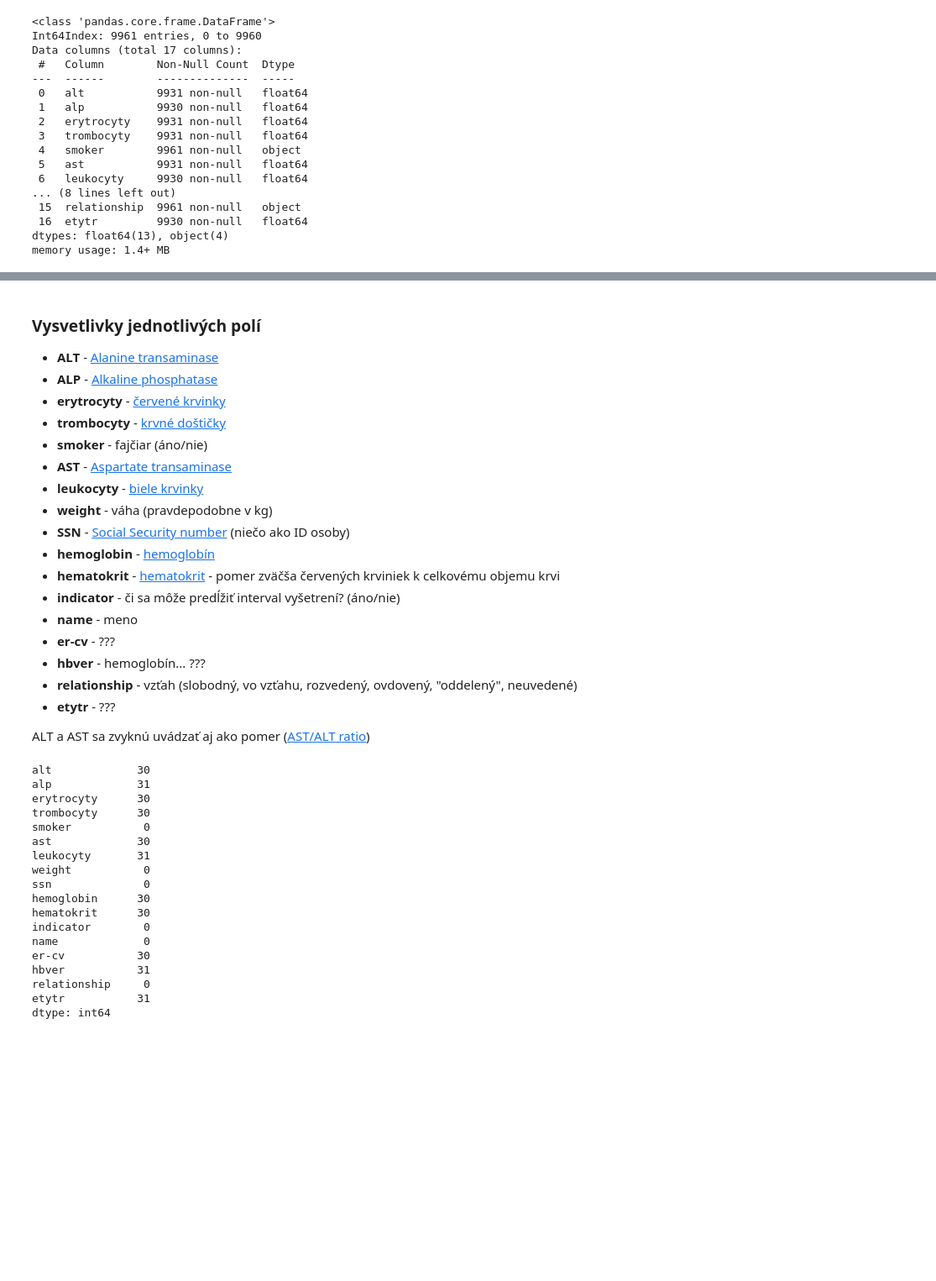
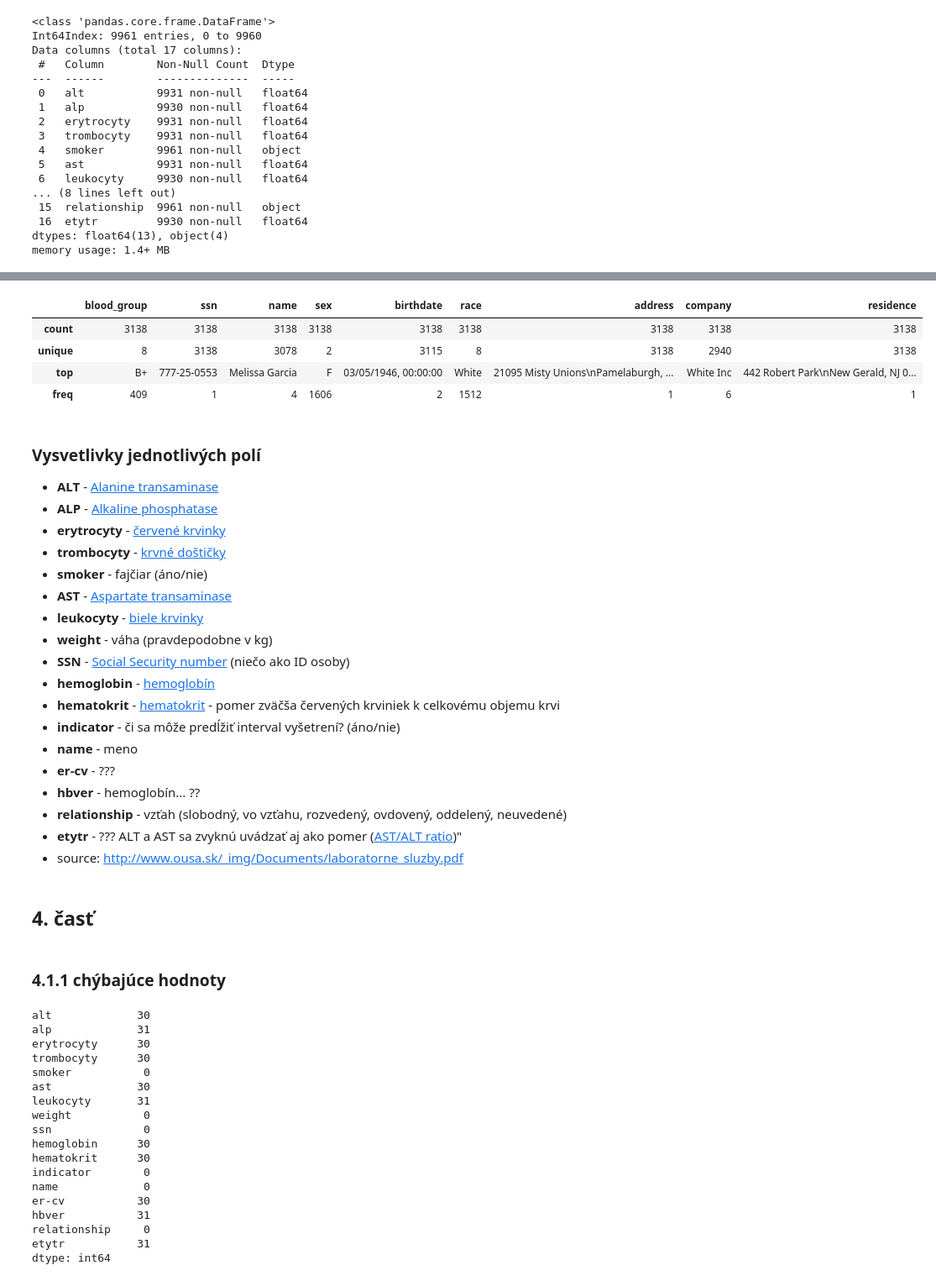
Before and after one commit to Kurky/IAU-projekt, a Jupyter notebook: IAU-projekt.ipynb, the cells around one changed output, grey strips where cells are left out. Shown at 84% size. Saved outputs shown, nothing was run; the diff lists cells and outputs as text; code cells hidden in the pictures; blank space fills up the shorter version.

```diff
--- a/IAU-projekt.ipynb
+++ b/IAU-projekt.ipynb
@@ -72,3 +127,11 @@ memory usage: 1.4+ MB
+# %%
+profiles.describe(include='all')
+# %% [output]
+|  | blood_group | ssn | name | sex | birthdate | race | address | company | residence |
+| count | 3138 | 3138 | 3138 | 3138 | 3138 | 3138 | 3138 | 3138 | 3138 |
+| unique | 8 | 3138 | 3078 | 2 | 3115 | 8 | 3138 | 2940 | 3138 |
+| top | B+ | 777-25-0553 | Melissa Garcia | F | 03/05/1946, 00:00:00 | White | 21095 Misty Unions\nPamelaburgh, ... | White Inc | 442 Robert Park\nNew Gerald, NJ 0... |
+| freq | 409 | 1 | 4 | 1606 | 2 | 1512 | 1 | 6 | 1 |
 # %% [markdown]
 ### Vysvetlivky jednotlivých polí
 - **ALT** - [Alanine transaminase](https://en.wikipedia.org/wiki/Alanine_transaminase)
@@ -85,11 +148,15 @@ memory usage: 1.4+ MB
 - **indicator** - či sa môže predĺžiť interval vyšetrení? (áno/nie)
 - **name** - meno
 - **er-cv** - ???
-- **hbver** - hemoglobín... ???
-- **relationship** - vzťah (slobodný, vo vzťahu, rozvedený, ovdovený, "oddelený", neuvedené)
+- **hbver** - hemoglobín... ??
+- **relationship** - vzťah (slobodný, vo vzťahu, rozvedený, ovdovený, oddelený, neuvedené)
 - **etytr** - ???
-
-ALT a AST sa zvyknú uvádzať aj ako pomer ([AST/ALT ratio](https://en.wikipedia.org/wiki/AST/ALT_ratio))
+ALT a AST sa zvyknú uvádzať aj ako pomer ([AST/ALT ratio](https://en.wikipedia.org/wiki/AST/ALT_ratio))"
+- source: http://www.ousa.sk/_img/Documents/laboratorne_sluzby.pdf
+# %% [markdown]
+## 4. časť
+# %% [markdown]
+### 4.1.1 chýbajúce hodnoty
 # %%
 labor.isnull().sum()
 # %% [output]
```
Also changed, not shown: parts of 33 cells of this notebook.
